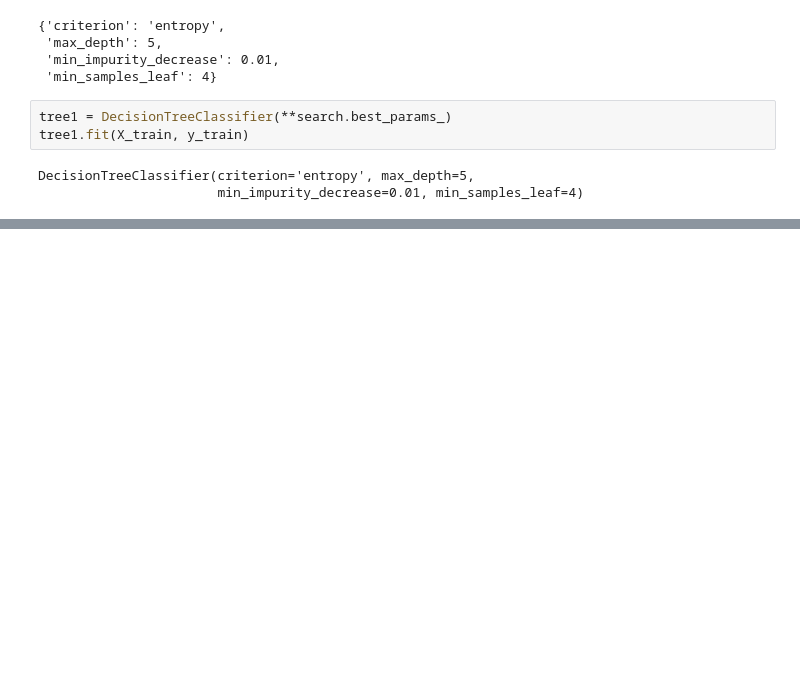
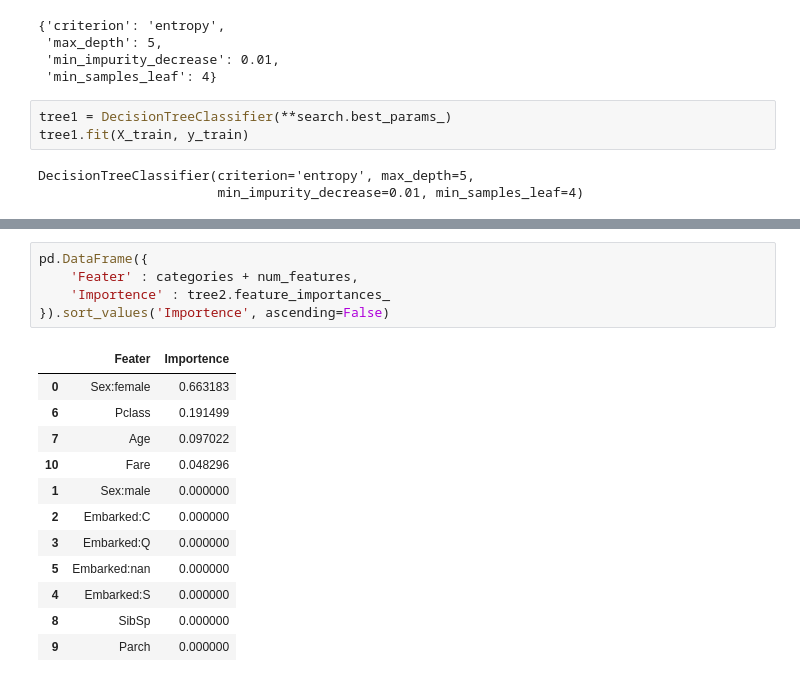
Before and after one commit to Grashch/Data-science, a Jupyter notebook: Titanic_Tree1.ipynb, the cells around one changed output, grey strips where cells are left out. Drawn from its saved outputs; the diff is of its cells as text; blank space fills up the shorter version.

```diff
--- a/Titanic_Tree1.ipynb
+++ b/Titanic_Tree1.ipynb
@@ -185,0 +280,18 @@ pd.DataFrame({
+# %%
+pd.DataFrame({
+    'Feater' : categories + num_features,
+    'Importence' : tree2.feature_importances_
+}).sort_values('Importence', ascending=False)
+# %% [output]
+|  | Feater | Importence |
+| 0 | Sex:female | 0.663183 |
+| 6 | Pclass | 0.191499 |
+| 7 | Age | 0.097022 |
+| 10 | Fare | 0.048296 |
+| 1 | Sex:male | 0.000000 |
+| 2 | Embarked:C | 0.000000 |
+| 3 | Embarked:Q | 0.000000 |
+| 5 | Embarked:nan | 0.000000 |
+| 4 | Embarked:S | 0.000000 |
+| 8 | SibSp | 0.000000 |
+| 9 | Parch | 0.000000 |
```
Also changed, not shown: parts of 15 cells of this notebook.
